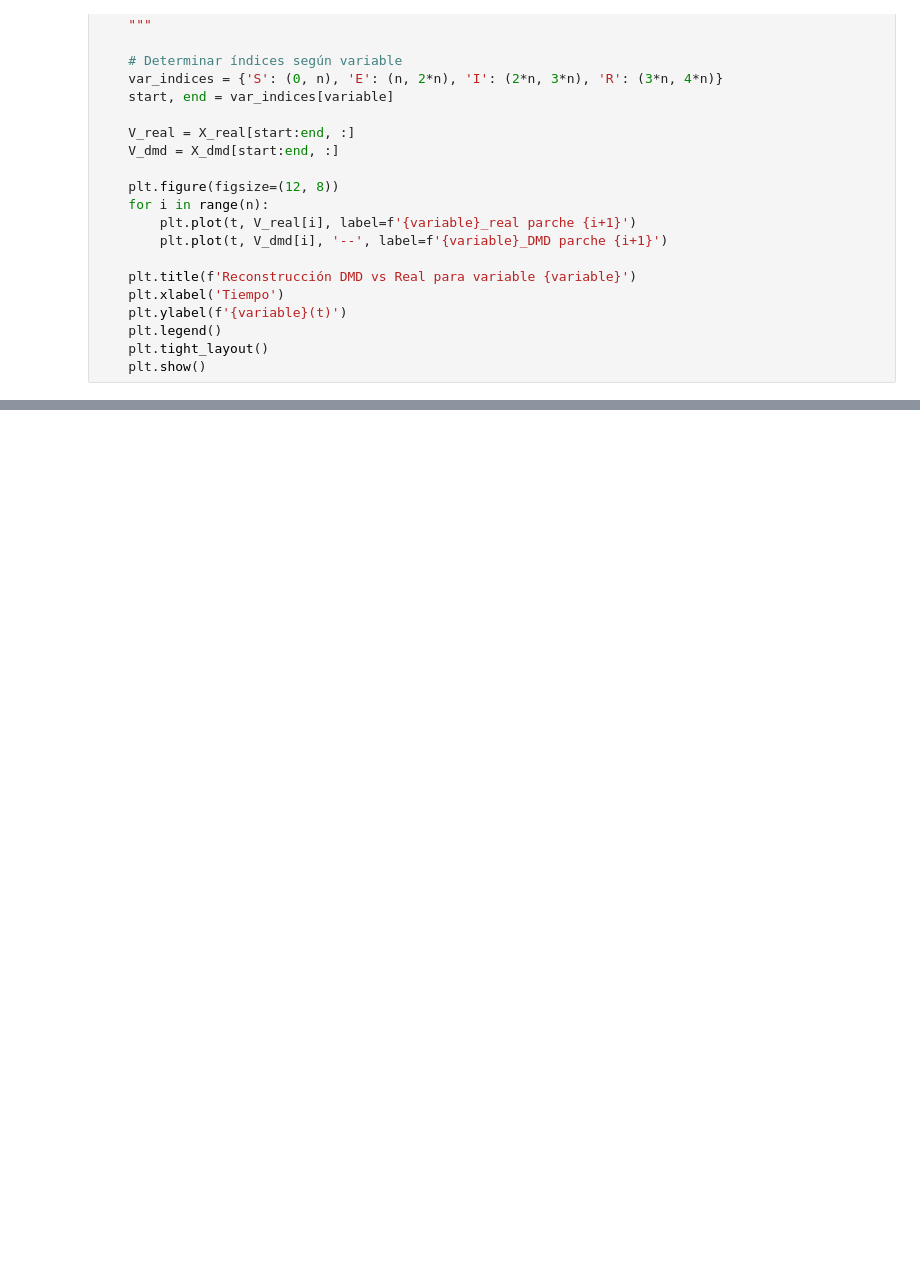
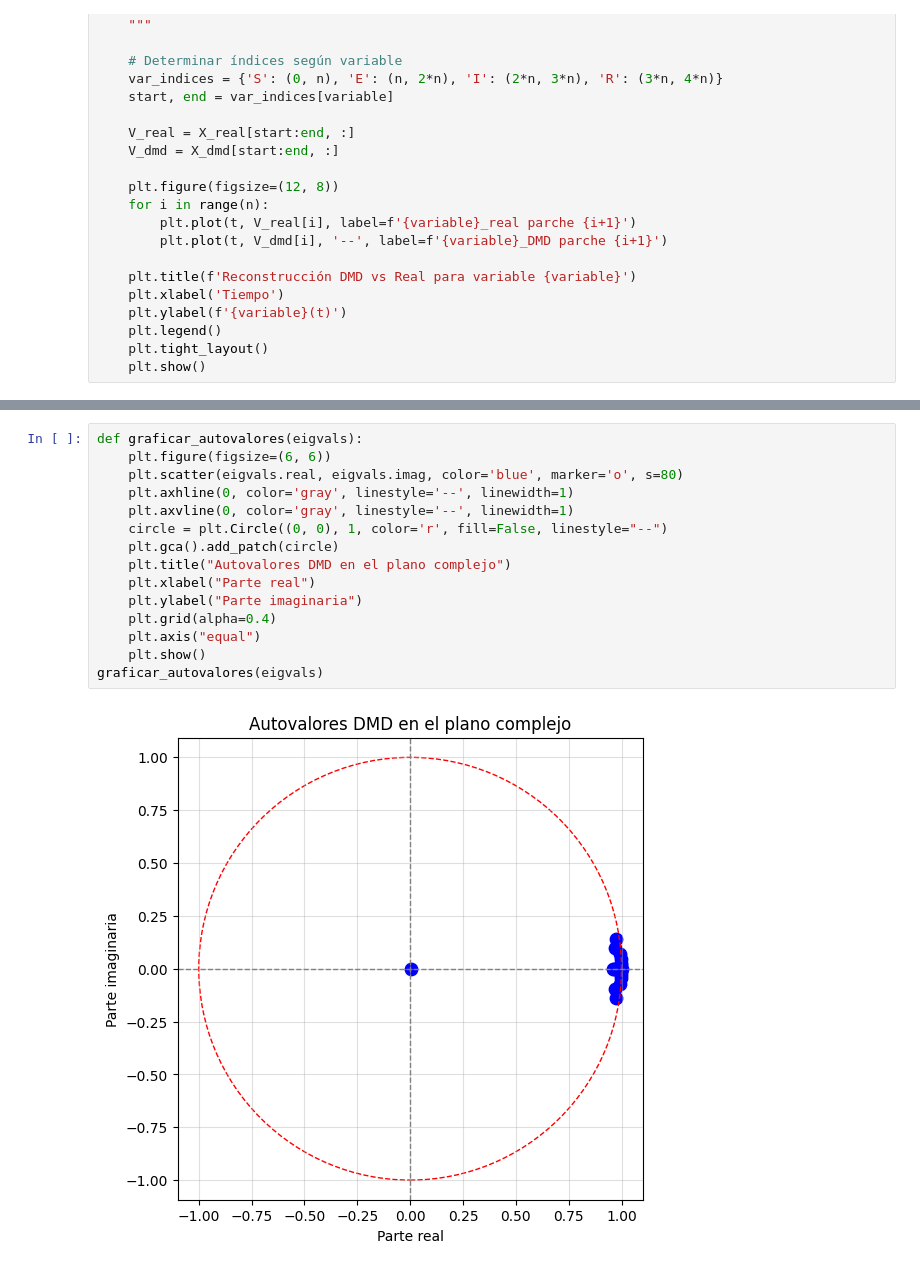
Before and after one commit to Brandonff13/IdentificacionModelos, a Jupyter notebook: proofdmd.ipynb, the cells around one changed output, grey strips where cells are left out. Cells and saved outputs as stored; diff of their text form; blank space fills up the shorter version.

```diff
--- a/proofdmd.ipynb
+++ b/proofdmd.ipynb
@@ -324,0 +411,17 @@ Ajustando DMD a los datos reales para red tipo ER
+# %%
+def graficar_autovalores(eigvals):
+    plt.figure(figsize=(6, 6))
+    plt.scatter(eigvals.real, eigvals.imag, color='blue', marker='o', s=80)
+    plt.axhline(0, color='gray', linestyle='--', linewidth=1)
+    plt.axvline(0, color='gray', linestyle='--', linewidth=1)
+    circle = plt.Circle((0, 0), 1, color='r', fill=False, linestyle="--")
+    plt.gca().add_patch(circle)
+    plt.title("Autovalores DMD en el plano complejo")
+    plt.xlabel("Parte real")
+    plt.ylabel("Parte imaginaria")
+    plt.grid(alpha=0.4)
+    plt.axis("equal")
+    plt.show()
+graficar_autovalores(eigvals)
+# %% [output]
+[figure, added]
```
Also changed, not shown: parts of 5 cells of this notebook.
